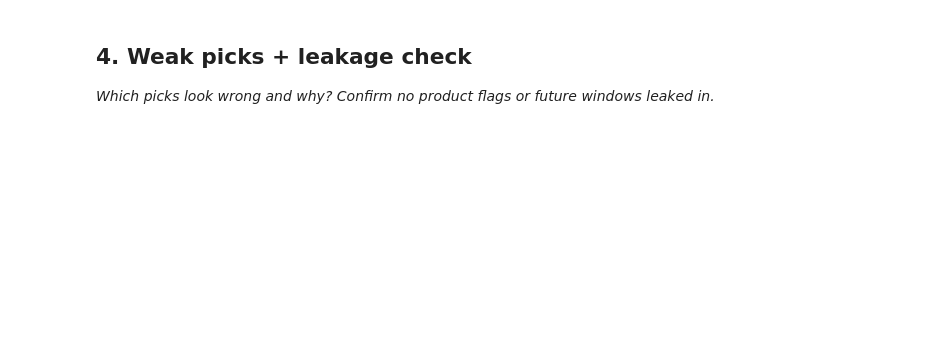
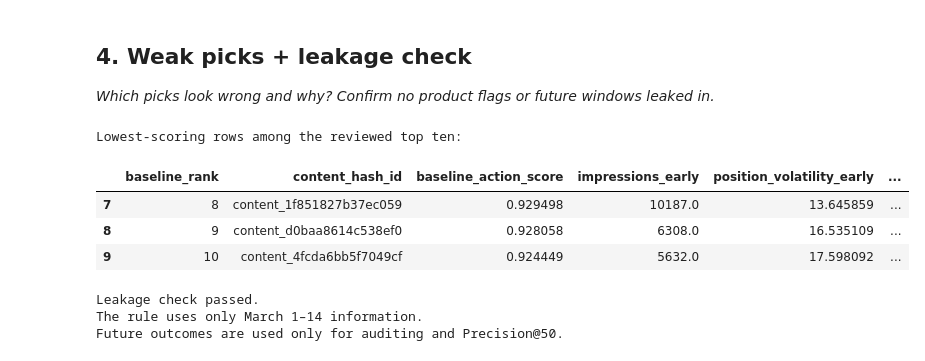
Before and after one commit to Davidsoooooon/ML-Intern---Briones, a Jupyter notebook: work/notebooks/w04_baseline_score.ipynb, the cells around one changed output. Drawn from its saved outputs; the diff is of its cells as text; code cells hidden in the pictures; blank space fills up the shorter version.

```diff
--- a/work/notebooks/w04_baseline_score.ipynb
+++ b/work/notebooks/w04_baseline_score.ipynb
@@ -22,3 +373,47 @@ This skeleton is yours to fill. Work the sections **in order** — each one has
 ## 4. Weak picks + leakage check
 
 *Which picks look wrong and why? Confirm no product flags or future windows leaked in.*
+# %%
+print("Lowest-scoring rows among the reviewed top ten:")
+
+display(
+    top10.tail(3)[
+        [
+            "baseline_rank",
+            "content_hash_id",
+            "baseline_action_score",
+            "impressions_early",
+            "position_volatility_early",
+            "active_days_early"
+        ]
+    ]
+)
+
+RULE_INPUTS = {
+    "impressions_early",
+    "position_volatility_early"
+}
+
+FORBIDDEN_INPUTS = {
+    "impressions_late",
+    "is_declining_proxy",
+    "leak_decline_ratio",
+    "trend_direction",
+    "trend_pct"
+}
+
+assert RULE_INPUTS.isdisjoint(FORBIDDEN_INPUTS)
+assert not FORBIDDEN_INPUTS.intersection(queue_export.columns)
+
+print("Leakage check passed.")
+print("The rule uses only March 1–14 information.")
+print("Future outcomes are used only for auditing and Precision@50.")
+# %% [output]
+Lowest-scoring rows among the reviewed top ten:
+|  | baseline_rank | content_hash_id | baseline_action_score | impressions_early | position_volatility_early | ... |
+| 7 | 8 | content_1f851827b37ec059 | 0.929498 | 10187.0 | 13.645859 | ... |
+| 8 | 9 | content_d0baa8614c538ef0 | 0.928058 | 6308.0 | 16.535109 | ... |
+| 9 | 10 | content_4fcda6bb5f7049cf | 0.924449 | 5632.0 | 17.598092 | ... |
+Leakage check passed.
+The rule uses only March 1–14 information.
+Future outcomes are used only for auditing and Precision@50.
```
Also changed, not shown: parts of 10 cells of this notebook.
